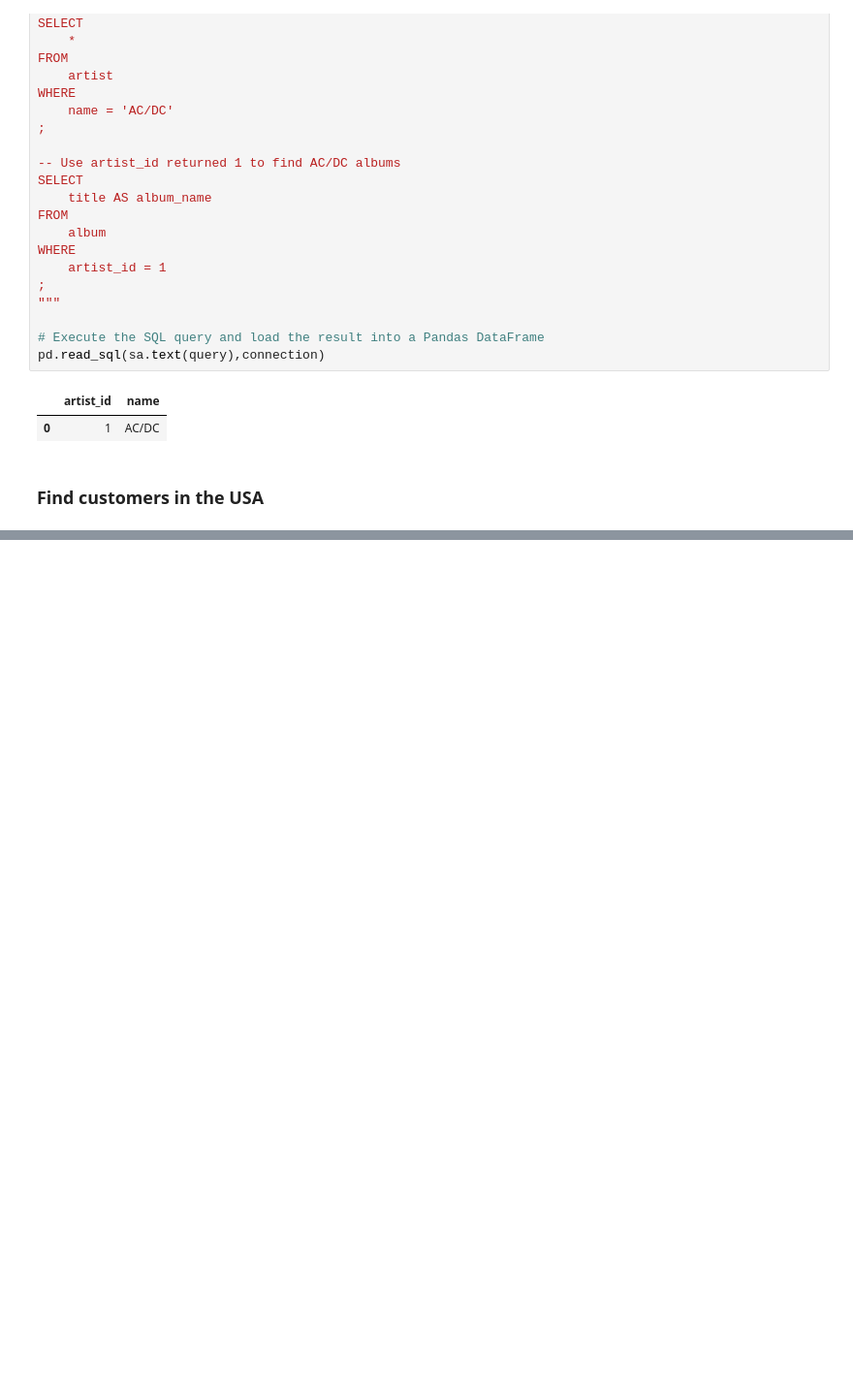
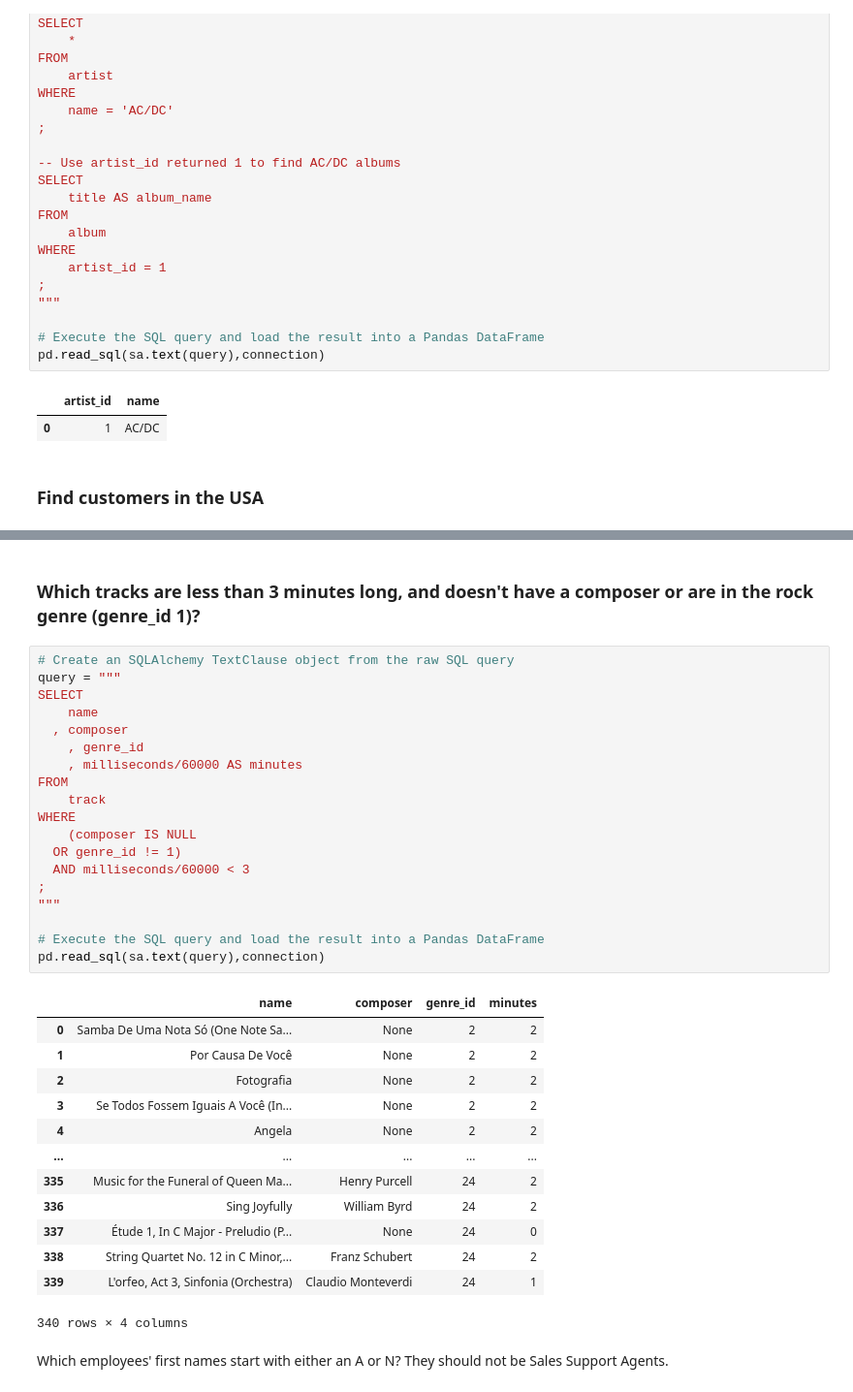
Before and after one commit to krauseannelize/nb-sql-ms-exercises, a Jupyter notebook: 01_introduction_to_sql.ipynb, the cells around one changed output, grey strips where cells are left out. Shown at 97% size. Saved outputs shown, nothing was run; the diff lists cells and outputs as text; blank space fills up the shorter version.

```diff
--- a/01_introduction_to_sql.ipynb
+++ b/01_introduction_to_sql.ipynb
@@ -315,0 +447,37 @@ pd.read_sql(sa.text(query),connection)
+# %% [markdown]
+### Which tracks are less than 3 minutes long, and doesn't have a composer or are in the rock genre (genre_id 1)?
+# %%
+# Create an SQLAlchemy TextClause object from the raw SQL query
+query = """
+SELECT
+	name
+  , composer
+	, genre_id
+	, milliseconds/60000 AS minutes
+FROM
+	track
+WHERE
+	(composer IS NULL
+  OR genre_id != 1)
+  AND milliseconds/60000 < 3
+;
+"""
+
+# Execute the SQL query and load the result into a Pandas DataFrame
+pd.read_sql(sa.text(query),connection)
+# %% [output]
+|  | name | composer | genre_id | minutes |
+| 0 | Samba De Uma Nota Só (One Note Sa... | None | 2 | 2 |
+| 1 | Por Causa De Você | None | 2 | 2 |
+| 2 | Fotografia | None | 2 | 2 |
+| 3 | Se Todos Fossem Iguais A Você (In... | None | 2 | 2 |
+| 4 | Angela | None | 2 | 2 |
+| ... | ... | ... | ... | ... |
+| 335 | Music for the Funeral of Queen Ma... | Henry Purcell | 24 | 2 |
+| 336 | Sing Joyfully | William Byrd | 24 | 2 |
+| 337 | Étude 1, In C Major - Preludio (P... | None | 24 | 0 |
+| 338 | String Quartet No. 12 in C Minor,... | Franz Schubert | 24 | 2 |
+| 339 | L'orfeo, Act 3, Sinfonia (Orchestra) | Claudio Monteverdi | 24 | 1 |
+340 rows × 4 columns
+# %% [markdown]
+Which employees' first names start with either an A or N? They should not be Sales Support Agents.
```
Also changed, not shown: parts of 12 cells of this notebook.
